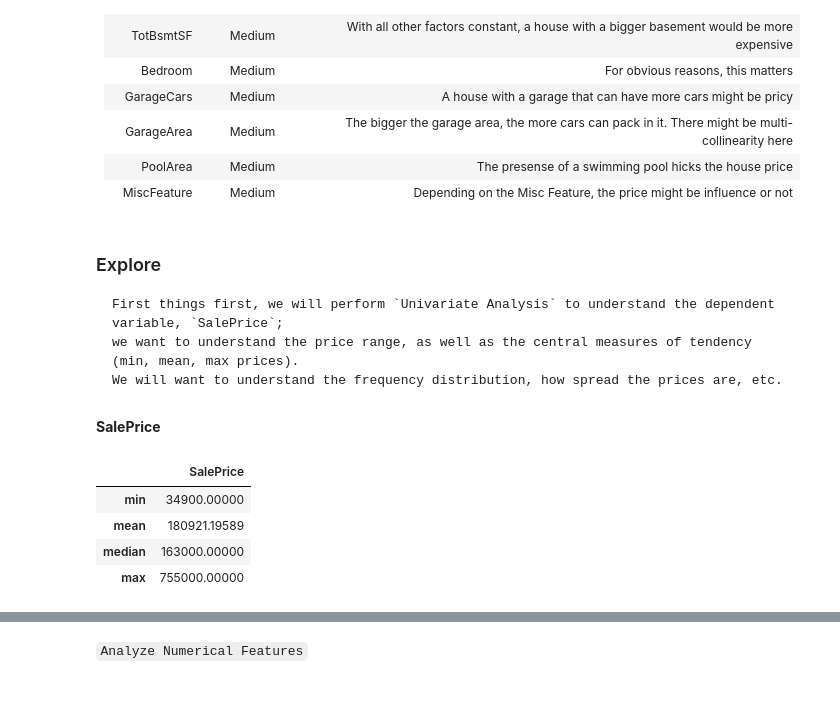
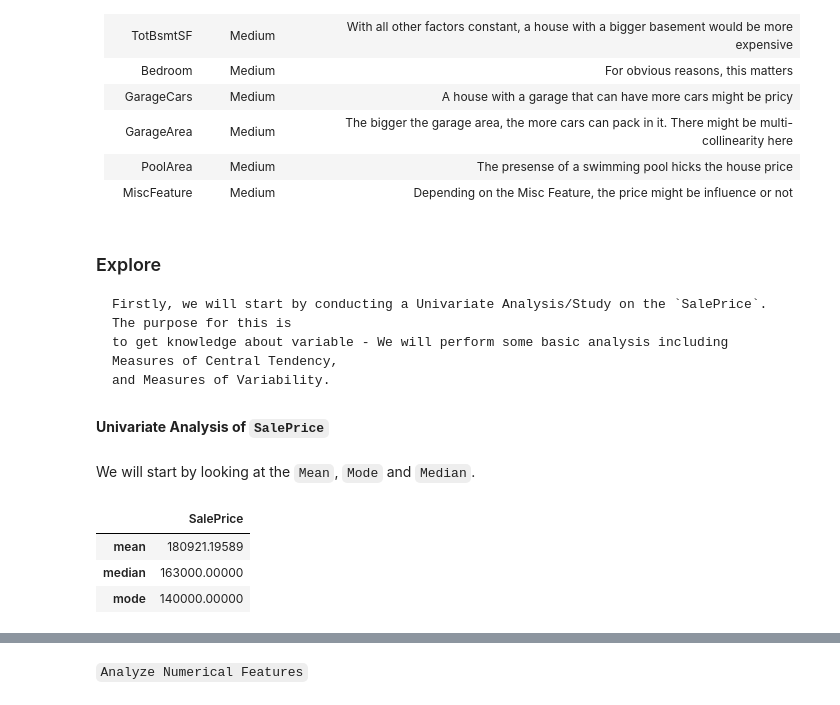
Before and after one commit to Masupa/KaggleLearning, a Jupyter notebook: HousePrices/eda.ipynb, the cells around one changed output, grey strips where cells are left out. Cells and saved outputs as stored; diff of their text form; code cells hidden in the pictures.

```diff
--- a/HousePrices/eda.ipynb
+++ b/HousePrices/eda.ipynb
@@ -43,23 +64,12 @@ def wrangle_data(data_path):
     # Import data (from csv file)
     df = pd.read_csv(data_path)
 
-    # Drop `Multi-collinearity` features
-    drop_cols = ["1stFlrSF", "YearBuilt", "TotRmsAbvGrd"]
-
-    # Drop `low-and-high cardinality` features
-    drop_cols.append("Id")
-
-    # Find and drop features > 15% missing data
-    percent_missing_data = (df.isna().sum() / df.isna().count()).sort_values(ascending=False)
-    missing_data_cols = percent_missing_data[percent_missing_data > 0.15].index
-    drop_cols.extend(missing_data_cols)
-
-    # Drop obversations with NaN
-#     df.dropna(inplace=True)
+    # Drop `low-high cardinality` features
+    drop_cols = ["Id"]
 
 
-    # Drop Columns
+
+    # Drop features
     df.drop(columns=drop_cols, inplace=True)
 
-
     return df
@@ -147,19 +197,32 @@ Analyst found here - [Spreadsheet](https://docs.google.com/spreadsheets/d/1HXOq9
 # %% [markdown]
 ### Explore
 
-    First things first, we will perform `Univariate Analysis` to understand the dependent variable, `SalePrice`;
-    we want to understand the price range, as well as the central measures of tendency (min, mean, max prices).
-    We will want to understand the frequency distribution, how spread the prices are, etc.
+    Firstly, we will start by conducting a Univariate Analysis/Study on the `SalePrice`. The purpose for this is
+    to get knowledge about variable - We will perform some basic analysis including Measures of Central Tendency,
+    and Measures of Variability.
 # %% [markdown]
-**SalePrice**
+**Univariate Analysis of `SalePrice`**
+# %% [markdown]
+We will start by looking at the `Mean`, `Mode` and `Median`.
 # %%
 sale_price = df['SalePrice']
 
+# Mode
+mode = stats.mode(sale_price, axis=None)
+mode_series = pd.Series(data={"mode": mode[0][0]})
+
 # Min, Max, Median Price
-sale_price.aggregate(['min', 'mean', 'median', 'max']).to_frame()
+agg = (
+    sale_price
+    .aggregate(['mean', 'median'])
+    .append(mode_series)
+    .to_frame()
+)
+
+agg.columns = ["SalePrice"]
+agg
 # %% [output]
 |  | SalePrice |
-| min | 34900.00000 |
 | mean | 180921.19589 |
 | median | 163000.00000 |
-| max | 755000.00000 |
+| mode | 140000.00000 |
```
Also changed, not shown: parts of 62 cells of this notebook.
